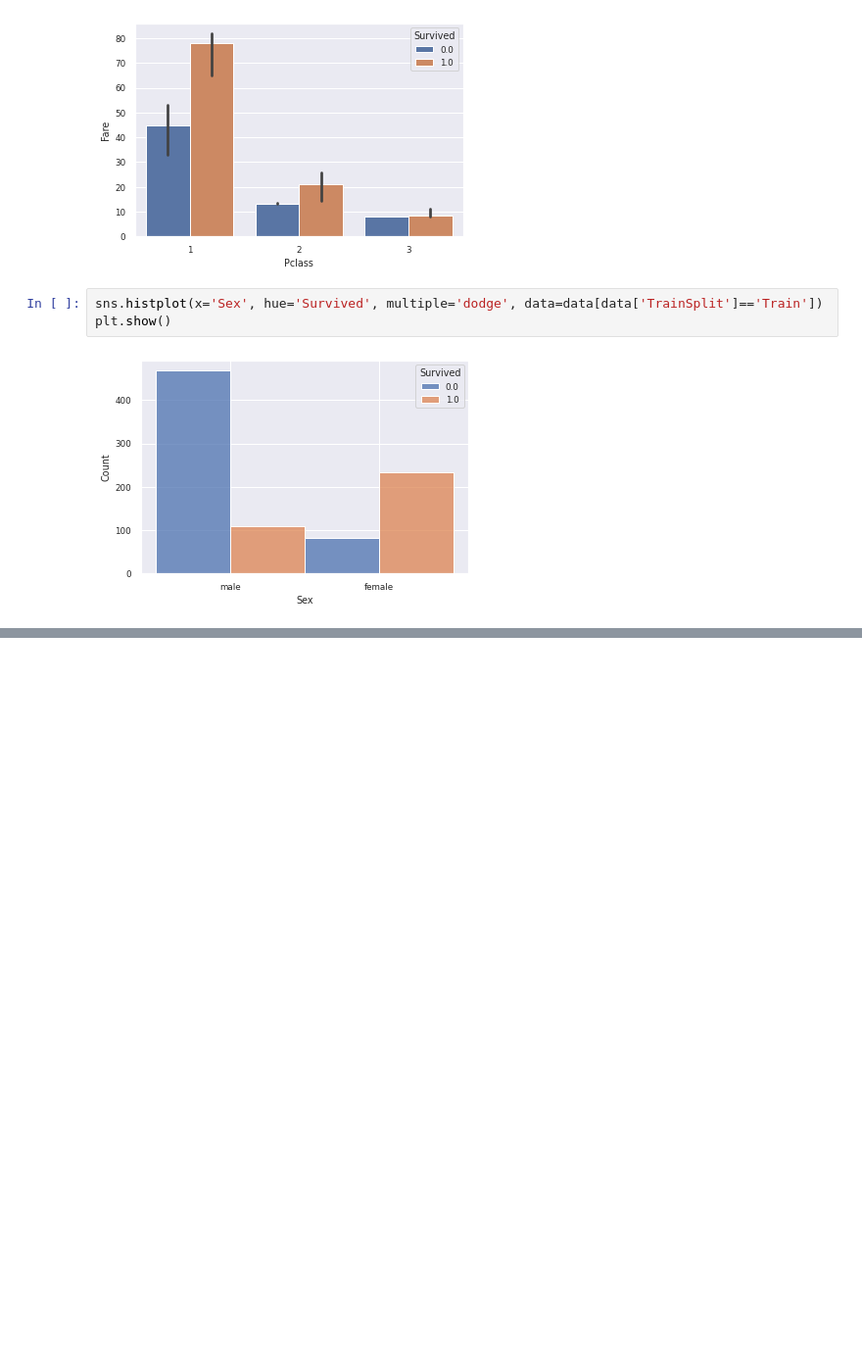
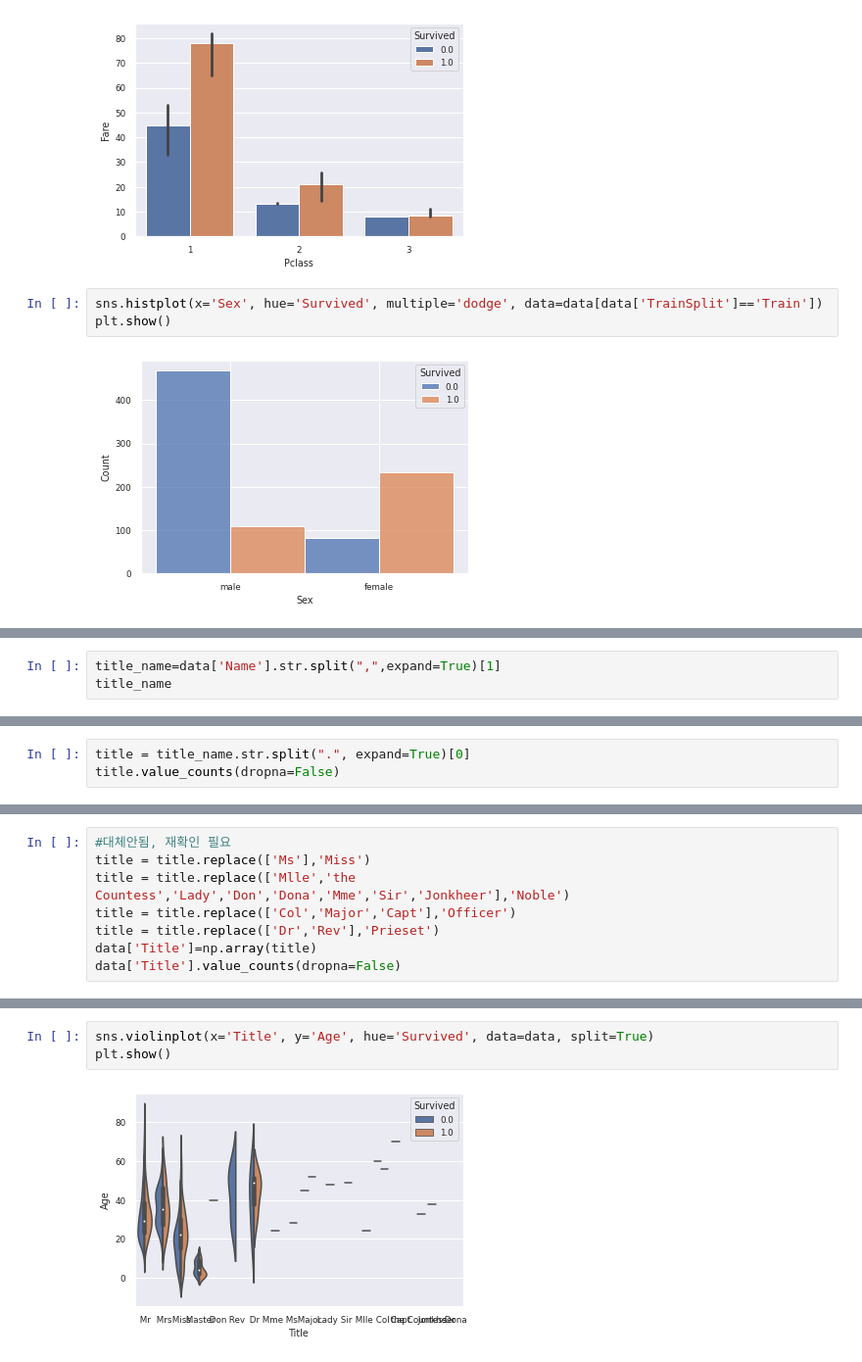
Before and after one commit to daaanum/daaan, a Jupyter notebook: 머신러닝_응용0.ipynb, the cells around one changed output, grey strips where cells are left out. Shown: that part at 98% size. Saved outputs shown, nothing was run; the diff lists cells and outputs as text; blank space fills up the shorter version.

```diff
--- a/머신러닝_응용0.ipynb
+++ b/머신러닝_응용0.ipynb
@@ -206,0 +234,3 @@ plt.show()
+# %%
+title_name=data['Name'].str.split(",",expand=True)[1]
+title_name
@@ -206,0 +250,3 @@ plt.show()
+# %%
+title = title_name.str.split(".", expand=True)[0]
+title.value_counts(dropna=False)
@@ -206,0 +273,8 @@ plt.show()
+# %%
+#대체안됨, 재확인 필요
+title = title.replace(['Ms'],'Miss')
+title = title.replace(['Mlle','the Countess','Lady','Don','Dona','Mme','Sir','Jonkheer'],'Noble')
+title = title.replace(['Col','Major','Capt'],'Officer')
+title = title.replace(['Dr','Rev'],'Prieset')
+data['Title']=np.array(title)
+data['Title'].value_counts(dropna=False)
@@ -206,0 +301,5 @@ plt.show()
+# %%
+sns.violinplot(x='Title', y='Age', hue='Survived', data=data, split=True)
+plt.show()
+# %% [output]
+[figure, added]
```
Also changed, not shown: parts of 9 cells of this notebook.
